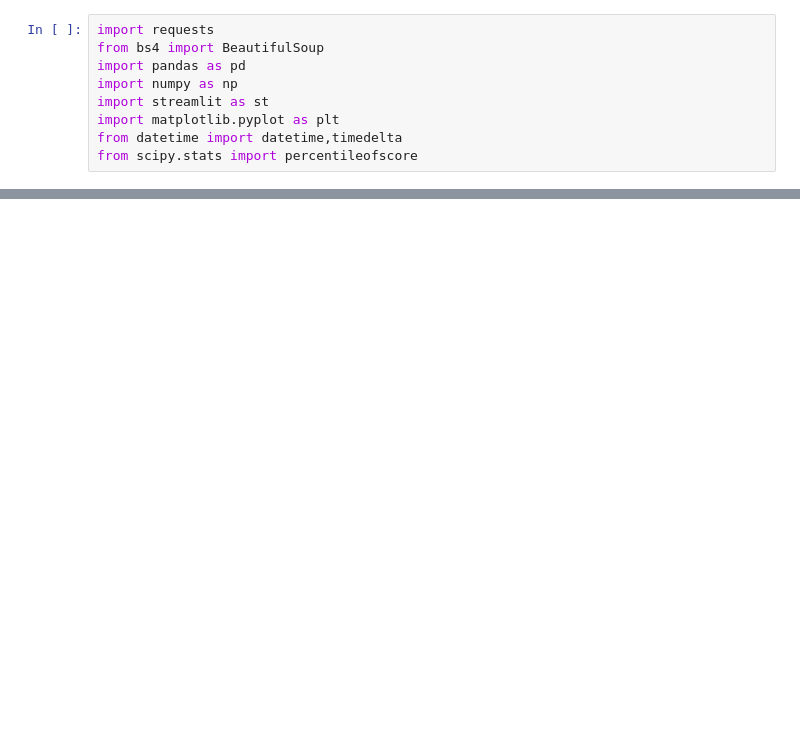
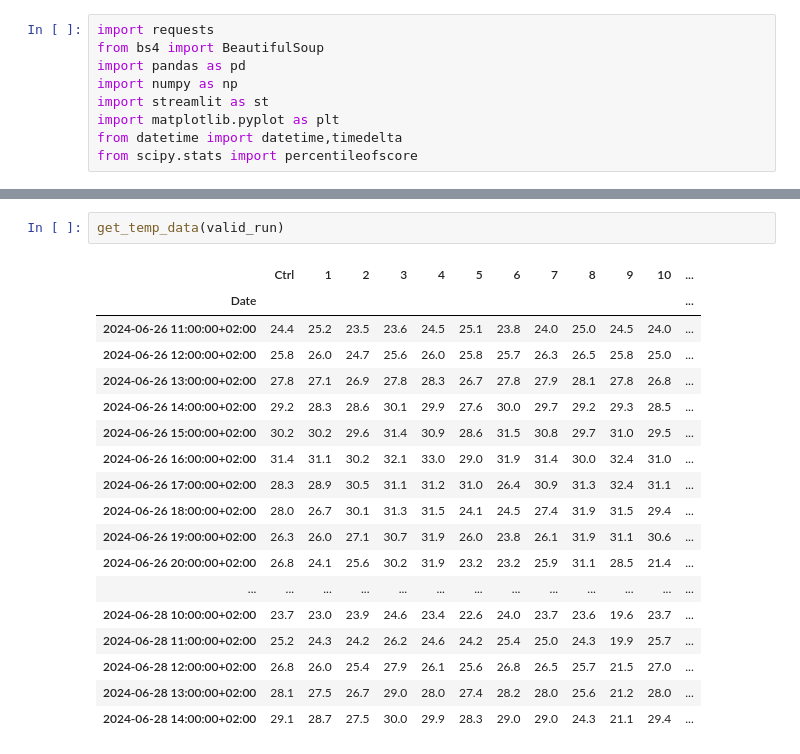
Before and after one commit to ivan5cg/Meteo, a Jupyter notebook: meteo dash.ipynb, the cells around one changed output, grey strips where cells are left out. Drawn from its saved outputs; the diff is of its cells as text; blank space fills up the shorter version.

```diff
--- a/meteo dash.ipynb
+++ b/meteo dash.ipynb
@@ -821,0 +415,21 @@ NameError: name 'hora_día' is not defined
+# %%
+get_temp_data(valid_run)
+# %% [output]
+|  | Ctrl | 1 | 2 | 3 | 4 | 5 | 6 | 7 | 8 | 9 | 10 | ... |
+| Date |  |  |  |  |  |  |  |  |  |  |  | ... |
+| 2024-06-26 11:00:00+02:00 | 24.4 | 25.2 | 23.5 | 23.6 | 24.5 | 25.1 | 23.8 | 24.0 | 25.0 | 24.5 | 24.0 | ... |
+| 2024-06-26 12:00:00+02:00 | 25.8 | 26.0 | 24.7 | 25.6 | 26.0 | 25.8 | 25.7 | 26.3 | 26.5 | 25.8 | 25.0 | ... |
+| 2024-06-26 13:00:00+02:00 | 27.8 | 27.1 | 26.9 | 27.8 | 28.3 | 26.7 | 27.8 | 27.9 | 28.1 | 27.8 | 26.8 | ... |
+| 2024-06-26 14:00:00+02:00 | 29.2 | 28.3 | 28.6 | 30.1 | 29.9 | 27.6 | 30.0 | 29.7 | 29.2 | 29.3 | 28.5 | ... |
+| 2024-06-26 15:00:00+02:00 | 30.2 | 30.2 | 29.6 | 31.4 | 30.9 | 28.6 | 31.5 | 30.8 | 29.7 | 31.0 | 29.5 | ... |
+| 2024-06-26 16:00:00+02:00 | 31.4 | 31.1 | 30.2 | 32.1 | 33.0 | 29.0 | 31.9 | 31.4 | 30.0 | 32.4 | 31.0 | ... |
+| 2024-06-26 17:00:00+02:00 | 28.3 | 28.9 | 30.5 | 31.1 | 31.2 | 31.0 | 26.4 | 30.9 | 31.3 | 32.4 | 31.1 | ... |
+| 2024-06-26 18:00:00+02:00 | 28.0 | 26.7 | 30.1 | 31.3 | 31.5 | 24.1 | 24.5 | 27.4 | 31.9 | 31.5 | 29.4 | ... |
+| 2024-06-26 19:00:00+02:00 | 26.3 | 26.0 | 27.1 | 30.7 | 31.9 | 26.0 | 23.8 | 26.1 | 31.9 | 31.1 | 30.6 | ... |
+| 2024-06-26 20:00:00+02:00 | 26.8 | 24.1 | 25.6 | 30.2 | 31.9 | 23.2 | 23.2 | 25.9 | 31.1 | 28.5 | 21.4 | ... |
+| ... | ... | ... | ... | ... | ... | ... | ... | ... | ... | ... | ... | ... |
+| 2024-06-28 10:00:00+02:00 | 23.7 | 23.0 | 23.9 | 24.6 | 23.4 | 22.6 | 24.0 | 23.7 | 23.6 | 19.6 | 23.7 | ... |
+| 2024-06-28 11:00:00+02:00 | 25.2 | 24.3 | 24.2 | 26.2 | 24.6 | 24.2 | 25.4 | 25.0 | 24.3 | 19.9 | 25.7 | ... |
+| 2024-06-28 12:00:00+02:00 | 26.8 | 26.0 | 25.4 | 27.9 | 26.1 | 25.6 | 26.8 | 26.5 | 25.7 | 21.5 | 27.0 | ... |
+| 2024-06-28 13:00:00+02:00 | 28.1 | 27.5 | 26.7 | 29.0 | 28.0 | 27.4 | 28.2 | 28.0 | 25.6 | 21.2 | 28.0 | ... |
+| 2024-06-28 14:00:00+02:00 | 29.1 | 28.7 | 27.5 | 30.0 | 29.9 | 28.3 | 29.0 | 29.0 | 24.3 | 21.1 | 29.4 | ... |
```
Also changed, not shown: parts of 32 cells of this notebook, 2 other files.
